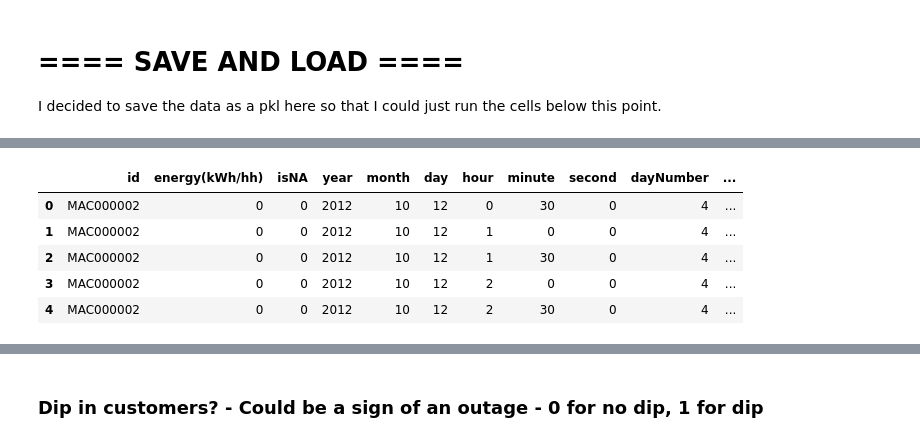
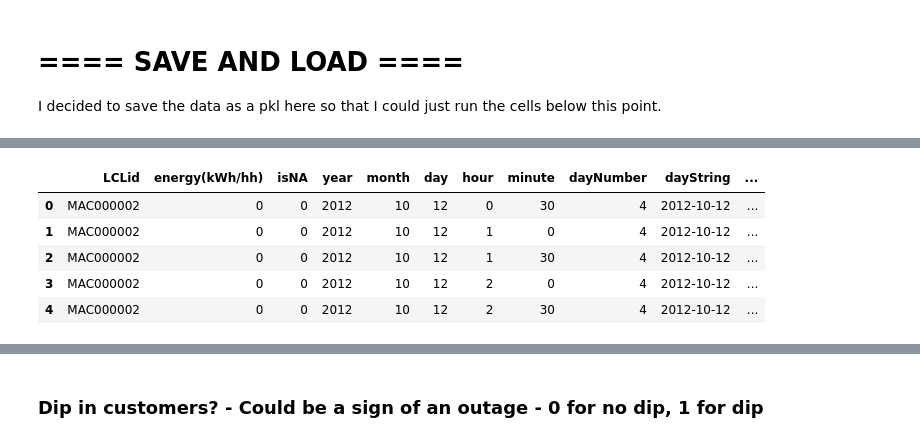
Before and after one commit to brepowell/EnergyConsumption, a Jupyter notebook: LondonDataFeatureEngineering.ipynb, the cells around one changed output, grey strips where cells are left out. Cells and saved outputs as stored; diff of their text form; code cells hidden in the pictures.

Commit message:
Fixed some merge errors

```diff
--- a/LondonDataFeatureEngineering.ipynb
+++ b/LondonDataFeatureEngineering.ipynb
@@ -191,3 +203,11 @@ I will call this CServed
+# %%
+import pandas as pd
+
+# These libraries are supposed to accelerate some operations
+import numexpr
+import bottleneck
+pd.set_option("compute.use_bottleneck", False)
+pd.set_option("compute.use_numexpr", False)
 # %%
 ############################################
 # This takes about 35 seconds to a minute  #
@@ -199,9 +217,2 @@ import pandas as pd
 path = "Data/pickles/"
 londonData = pd.read_pickle(path + "londonDataNullandDayInfo.pkl")
-# %%
-##############################
-# This takes about 2 minutes #
-##############################
-
-londonData['dayString'] = londonData['year'].astype(str) + "-" + londonData['month'].astype(str) + "-" + londonData['day'].astype(str)
-londonData.head()
@@ -208,3 +240,2 @@ londonData.head()
 # %%
-allDays = pd.read_csv("allDays.csv")
-allDays.head()
+allDays = pd.read_pickle(path + "allDays.pkl")
@@ -218,21 +242,18 @@ allDays.head()
 # %%
 ##############################
-# This takes about 4 minutes #
+# This takes about 5 minutes #
 ##############################
 
 import pandas as pd
 
 # Merge the two dataframes on the "day" and "LCLid" columns
-merged_data = londonData.merge(allDays, left_on='dayString', right_on='day', how='left')
-
-# Rename the merged columns
-merged_data.rename(columns={'LCLid_y': 'CServed', 'LCLid_x': 'id', 'day_x': 'day'}, inplace=True)
+mergedData = londonData.merge(allDays, left_on='dayString', right_on='date', how='inner')
 # %%
-merged_data.head()
+mergedData.head()
 # %% [output]
-|  | id | energy(kWh/hh) | isNA | year | month | day | hour | minute | second | dayNumber | ... |
-| 0 | MAC000002 | 0 | 0 | 2012 | 10 | 12 | 0 | 30 | 0 | 4 | ... |
-| 1 | MAC000002 | 0 | 0 | 2012 | 10 | 12 | 1 | 0 | 0 | 4 | ... |
-| 2 | MAC000002 | 0 | 0 | 2012 | 10 | 12 | 1 | 30 | 0 | 4 | ... |
-| 3 | MAC000002 | 0 | 0 | 2012 | 10 | 12 | 2 | 0 | 0 | 4 | ... |
-| 4 | MAC000002 | 0 | 0 | 2012 | 10 | 12 | 2 | 30 | 0 | 4 | ... |
+|  | LCLid | energy(kWh/hh) | isNA | year | month | day | hour | minute | dayNumber | dayString | ... |
+| 0 | MAC000002 | 0 | 0 | 2012 | 10 | 12 | 0 | 30 | 4 | 2012-10-12 | ... |
+| 1 | MAC000002 | 0 | 0 | 2012 | 10 | 12 | 1 | 0 | 4 | 2012-10-12 | ... |
+| 2 | MAC000002 | 0 | 0 | 2012 | 10 | 12 | 1 | 30 | 4 | 2012-10-12 | ... |
+| 3 | MAC000002 | 0 | 0 | 2012 | 10 | 12 | 2 | 0 | 4 | 2012-10-12 | ... |
+| 4 | MAC000002 | 0 | 0 | 2012 | 10 | 12 | 2 | 30 | 4 | 2012-10-12 | ... |
```
Also changed, not shown: parts of 23 cells of this notebook, 5 other files.
